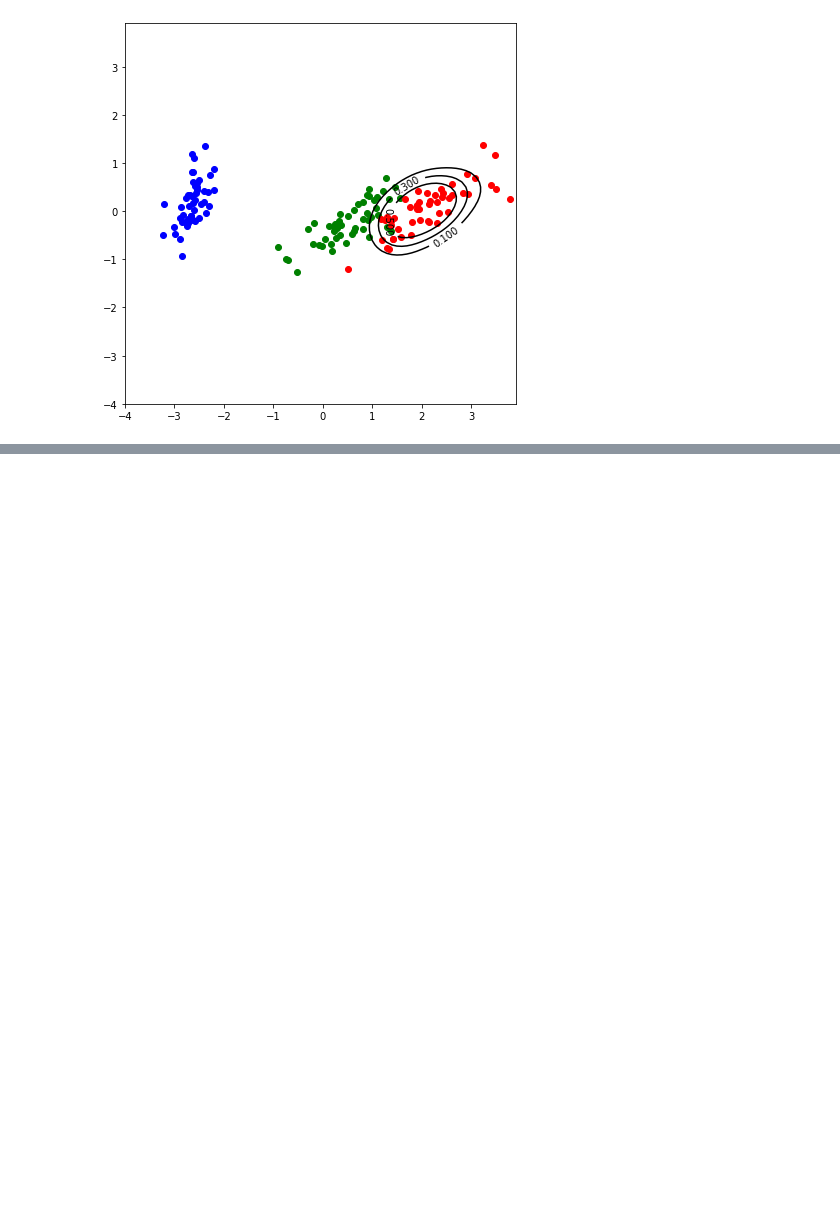
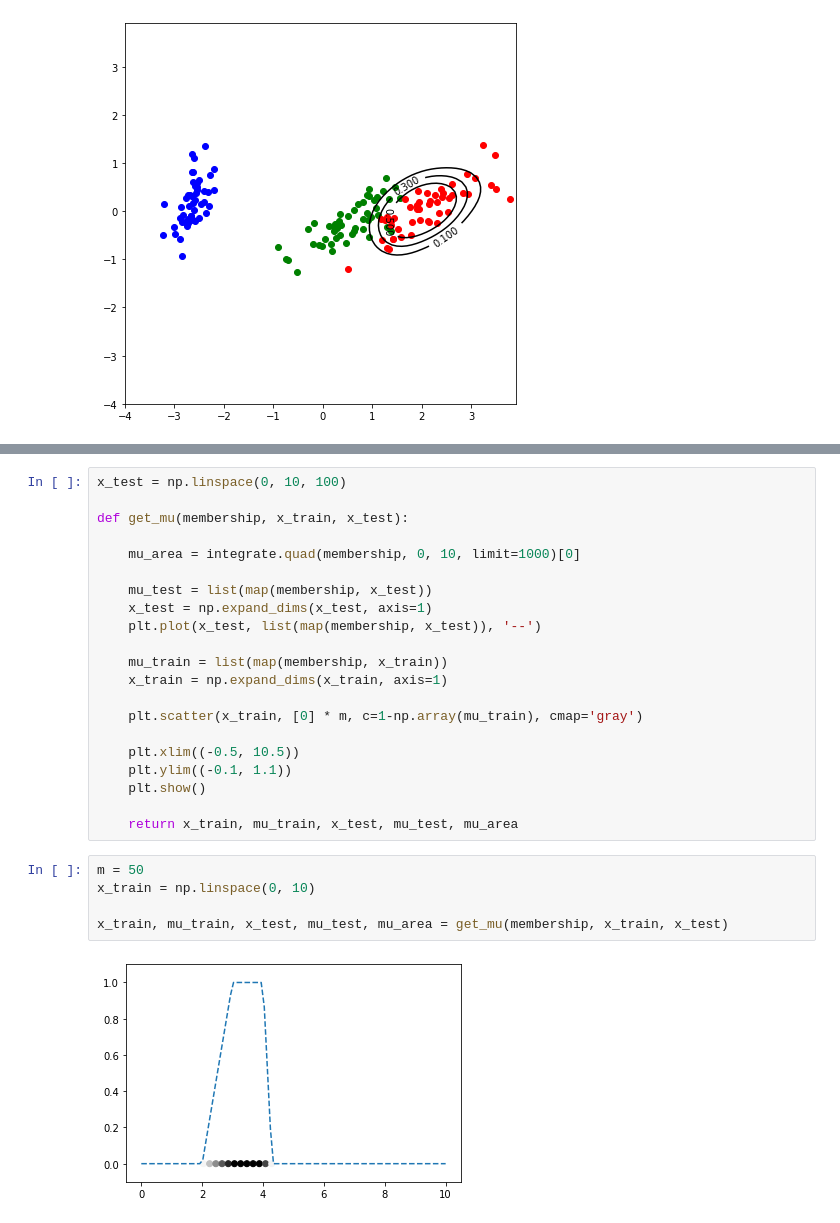
Before and after one commit to ManuelDileo/mulearn, a Jupyter notebook: index.ipynb, the cells around one changed output, grey strips where cells are left out. Saved outputs shown, nothing was run; the diff lists cells and outputs as text; blank space fills up the shorter version.

```diff
--- a/index.ipynb
+++ b/index.ipynb
@@ -112,0 +137,28 @@ plt.show()
+# %%
+x_test = np.linspace(0, 10, 100)
+
+def get_mu(membership, x_train, x_test):
+
+    mu_area = integrate.quad(membership, 0, 10, limit=1000)[0]
+
+    mu_test = list(map(membership, x_test))
+    x_test = np.expand_dims(x_test, axis=1)
+    plt.plot(x_test, list(map(membership, x_test)), '--')
+
+    mu_train = list(map(membership, x_train))
+    x_train = np.expand_dims(x_train, axis=1)
+
+    plt.scatter(x_train, [0] * m, c=1-np.array(mu_train), cmap='gray')
+
+    plt.xlim((-0.5, 10.5))
+    plt.ylim((-0.1, 1.1))
+    plt.show()
+
+    return x_train, mu_train, x_test, mu_test, mu_area
+# %%
+m = 50
+x_train = np.linspace(0, 10)
+
+x_train, mu_train, x_test, mu_test, mu_area = get_mu(membership, x_train, x_test)
+# %% [output]
+[figure, added]
```
Also changed, not shown: parts of 6 cells of this notebook, 12 other files.
